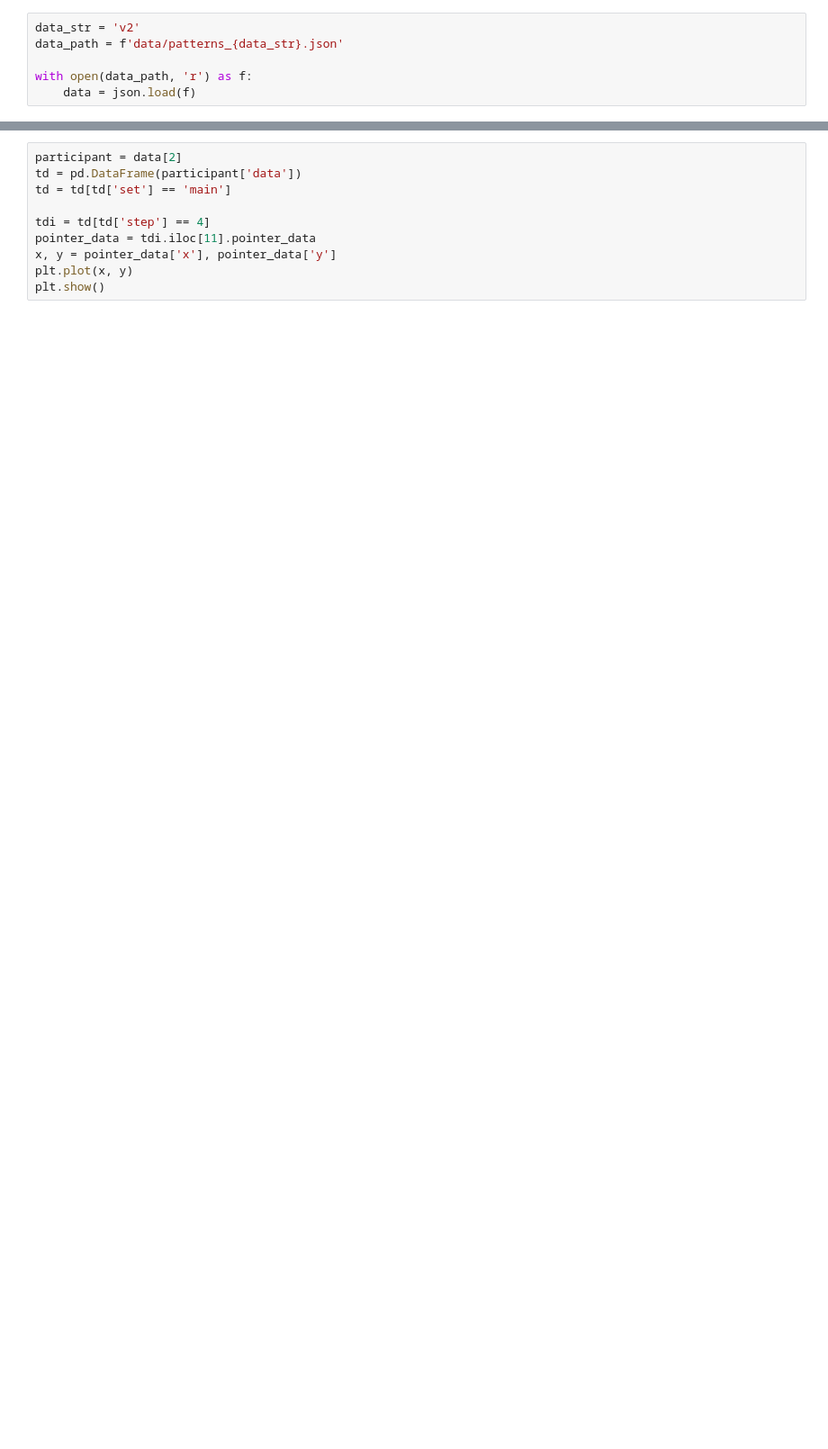
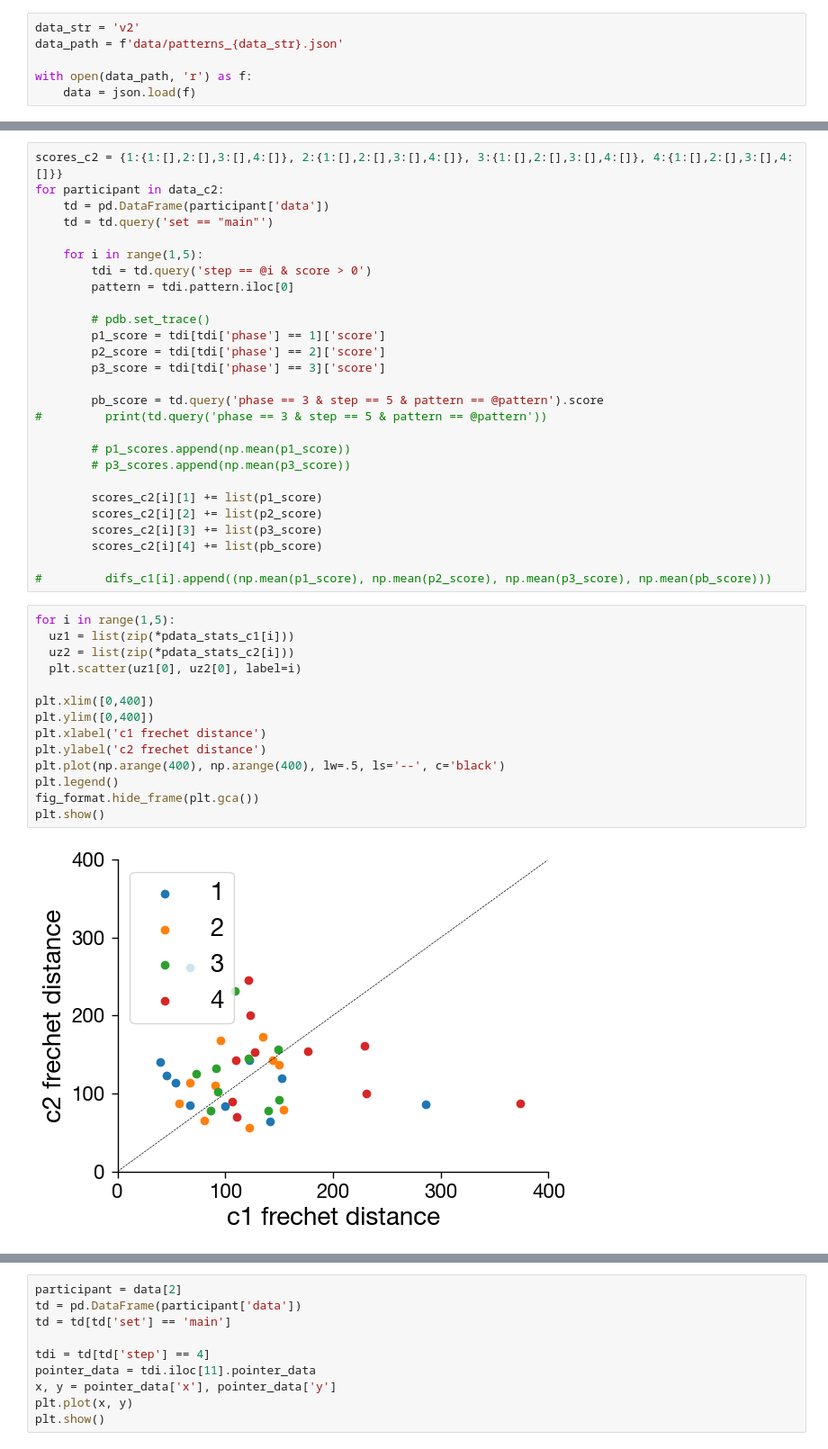
Before and after one commit to lzil/intentional-patterns, a Jupyter notebook: analysis/look_v2.ipynb, the cells around one changed output, grey strips where cells are left out. Shown at 90% size. Drawn from its saved outputs; the diff is of its cells as text; blank space fills up the shorter version.

```diff
--- a/analysis/look_v2.ipynb
+++ b/analysis/look_v2.ipynb
@@ -101,3 +227,46 @@ NameError: name 'difs' is not defined
+# %%
+scores_c2 = {1:{1:[],2:[],3:[],4:[]}, 2:{1:[],2:[],3:[],4:[]}, 3:{1:[],2:[],3:[],4:[]}, 4:{1:[],2:[],3:[],4:[]}}
+for participant in data_c2:
+    td = pd.DataFrame(participant['data'])
+    td = td.query('set == "main"')
+
+    for i in range(1,5):
+        tdi = td.query('step == @i & score > 0')
+        pattern = tdi.pattern.iloc[0]
+
+        # pdb.set_trace()
+        p1_score = tdi[tdi['phase'] == 1]['score']
+        p2_score = tdi[tdi['phase'] == 2]['score']
+        p3_score = tdi[tdi['phase'] == 3]['score']
+
+        pb_score = td.query('phase == 3 & step == 5 & pattern == @pattern').score
+#         print(td.query('phase == 3 & step == 5 & pattern == @pattern'))
+
+        # p1_scores.append(np.mean(p1_score))
+        # p3_scores.append(np.mean(p3_score))
+
+        scores_c2[i][1] += list(p1_score)
+        scores_c2[i][2] += list(p2_score)
+        scores_c2[i][3] += list(p3_score)
+        scores_c2[i][4] += list(pb_score)
+
+#         difs_c1[i].append((np.mean(p1_score), np.mean(p2_score), np.mean(p3_score), np.mean(pb_score)))
+# %%
+for i in range(1,5):
+  uz1 = list(zip(*pdata_stats_c1[i]))
+  uz2 = list(zip(*pdata_stats_c2[i]))
+  plt.scatter(uz1[0], uz2[0], label=i)
+
+plt.xlim([0,400])
+plt.ylim([0,400])
+plt.xlabel('c1 frechet distance')
+plt.ylabel('c2 frechet distance')
+plt.plot(np.arange(400), np.arange(400), lw=.5, ls='--', c='black')
+plt.legend()
+fig_format.hide_frame(plt.gca())
+plt.show()
+# %% [output]
+[figure, added]
 # %%
 # 0 is learn
 # 1 is st/dt
```
Also changed, not shown: parts of 14 cells of this notebook, 29 other files.
